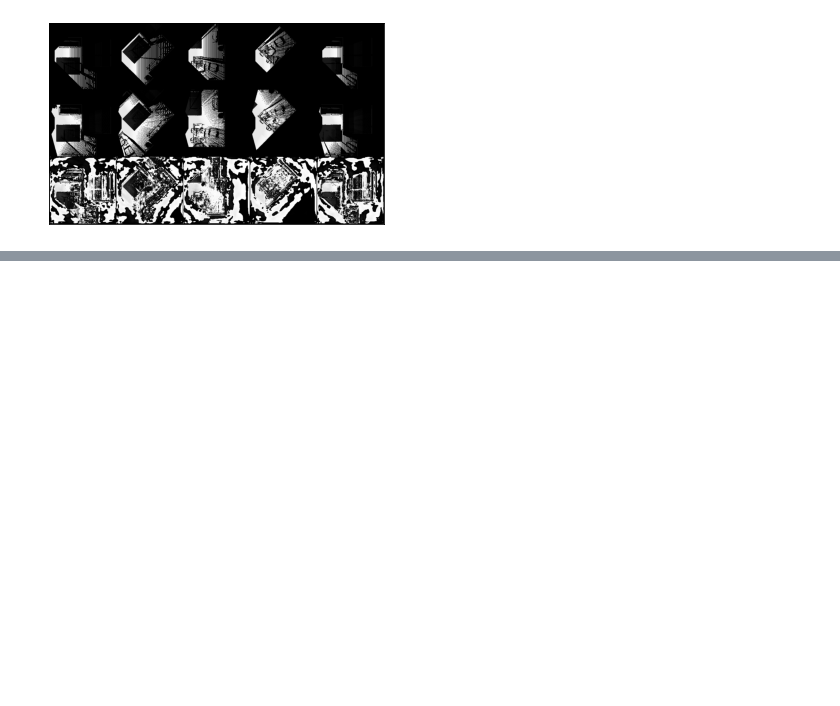
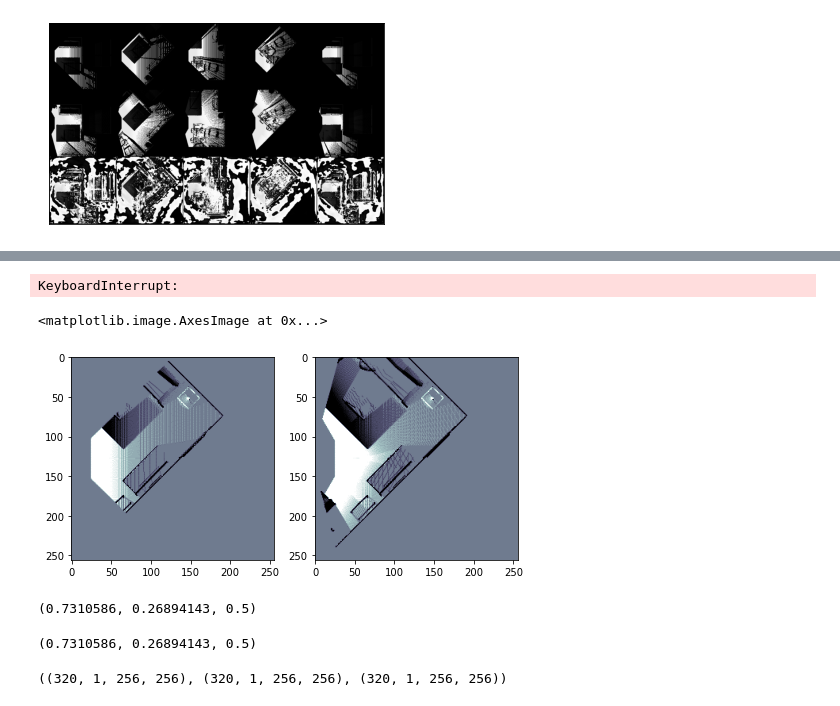
Before and after one commit to VishnuDuttSharma/occupancy_prediction, a Jupyter notebook: model_builder.ipynb, the cells around one changed output, grey strips where cells are left out. Cells and saved outputs as stored; diff of their text form; code cells hidden in the pictures; blank space fills up the shorter version.

Commit message:
ttested new dataloader and test script

```diff
--- a/model_builder.ipynb
+++ b/model_builder.ipynb
@@ -226,0 +283,38 @@ save_image(make_grid(torch.cat([images[:5], labels[:5], preds[:5]], axis=0).cpu(
+# %%
+input_list = []
+gt_list = []
+pred_list = []
+## Plottig results
+for data in tqdm(test_loader):
+    images = data['input image']
+    labels = data['target image']
+
+    # placing data on device
+    images = images.to(solver.device)
+    labels = labels.to(solver.device)
+
+    # We don't need gradients here
+    with torch.no_grad():
+        # forward propagation
+        preds = solver.net(images)
+
+    input_list.append(images.cpu().data.numpy())
+    gt_list.append(labels.cpu().data.numpy())
+    pred_list.append(preds.cpu().data.numpy())
+# %% [output]
+KeyboardInterrupt:
+# %%
+figs, axes = plt.subplots(1,2, figsize=(8,8))
+axes[0].imshow(o_inp[0,0], cmap='bone_r')
+axes[1].imshow(o_gt[0,0], cmap='bone_r')
+# %% [output]
+<matplotlib.image.AxesImage at 0x...>
+[figure, added]
+# %%
+o_inp[0,0].max(), o_inp[0,0].min(), o_inp[0,0,-1,-1]
+# %% [output]
+(0.7310586, 0.26894143, 0.5)
+# %%
+o_gt[0,0].max(), o_gt[0,0].min(), o_gt[0,0,-1,-1]
+# %% [output]
+(0.7310586, 0.26894143, 0.5)
@@ -226,0 +325,4 @@ save_image(make_grid(torch.cat([images[:5], labels[:5], preds[:5]], axis=0).cpu(
+# %%
+o_inp.shape, o_gt.shape, o_pred.shape
+# %% [output]
+((320, 1, 256, 256), (320, 1, 256, 256), (320, 1, 256, 256))
```
Also changed, not shown: parts of 28 cells of this notebook.
